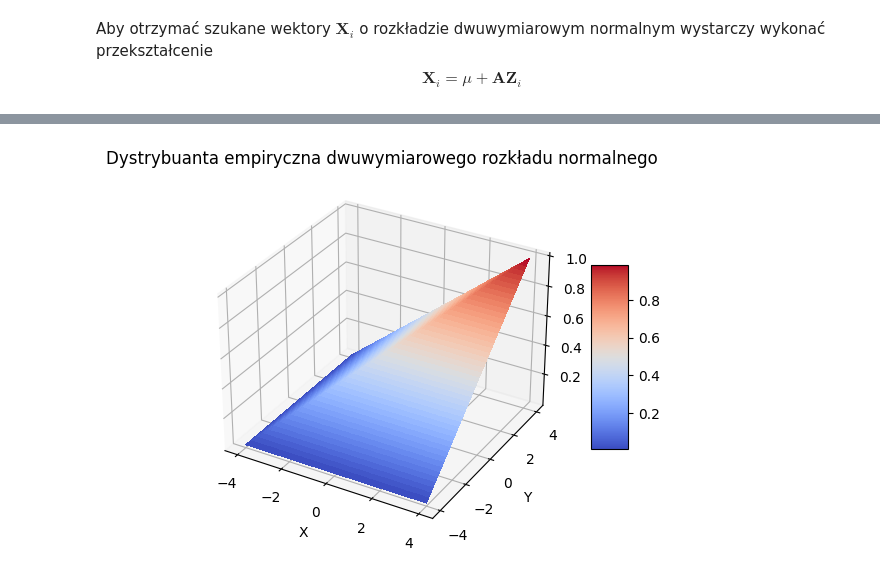
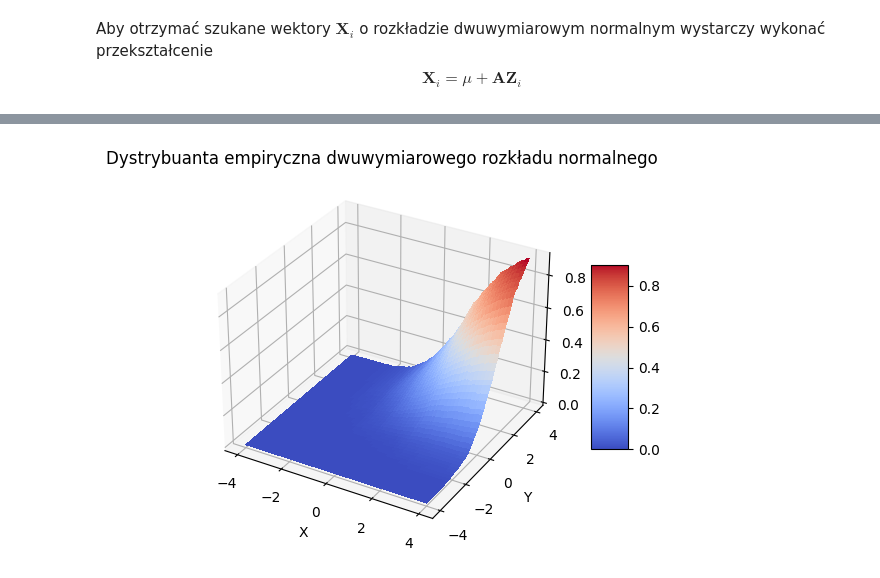
Before and after one commit to rafglo/Statystyka-stosowana, a Jupyter notebook: lista3zad6.ipynb, the cells around one changed output, grey strips where cells are left out. Drawn from its saved outputs; the diff is of its cells as text; code cells hidden in the pictures.

```diff
--- a/lista3zad6.ipynb
+++ b/lista3zad6.ipynb
@@ -71,22 +71,17 @@ $$
 # %%
 X = np.array((mi + np.dot(A, Z)).reshape(n, 2))
 # %%
-t1 = np.linspace(-4,4,200)
-t2 = np.linspace(-4,4,200)
+t1 = np.linspace(-4,4,1000)
+t2 = np.linspace(-4,4,1000)
 T1, T2 = np.meshgrid(t1, t2)
 pos1 = np.dstack((T1, T2))
 
 
 def ecdf(sample, pos):
-    sample.sort()
-    result = np.zeros((200,200))
+    result = np.zeros_like(pos[:, :, 0])
     for i in range(len(pos)):
         for j in range(len(pos[i])):
-            sum1 = 0
-            for k in range(len(sample[0])):
-                if sample[0][k]<= pos[i][j][0] and sample[1][k]<= pos[i][j][1] :
-                    sum1 += 1
-            result[i][j] = (sum1/len(sample[0]))
+            result[i][j] = np.mean((sample[:, 0] <= pos[i][j][0]) & (sample[:, 1] <= pos[i][j][1]))
     return result
 # %%
 empirical = ecdf(X, pos1)
@@ -133,27 +92,27 @@ from matplotlib import cm
 # %%
 
 
 fig, ax = plt.subplots(subplot_kw={"projection": "3d"})
 # Tworzenie dwuwymiarowego rozkładu normalnego
 
 # Utworzenie siatki punktów dla wykresu
-x1 = np.linspace(-4, 4, 200)
-y1 = np.linspace(-4, 4, 200)
+x1 = np.linspace(-4, 4, 1000)
+y1 = np.linspace(-4, 4, 1000)
 X1, Y1 = np.meshgrid(x1, y1)
 pos2 = np.dstack((X1, Y1))
 
 
 # Wykres konturowy dystrybuanty
 surf = ax.plot_surface(X1, Y1, empirical, cmap=cm.coolwarm,
                        linewidth=0, antialiased=False)
 
 fig.colorbar(surf, shrink=0.5, aspect=5)
 plt.xlabel('X')
 plt.ylabel('Y')
 plt.title('Dystrybuanta empiryczna dwuwymiarowego rozkładu normalnego')
 plt.show()
 # %% [output]
-[figure, old version]
+[figure, new version]
 # %%
 
 
```
Also changed, not shown: parts of 4 cells of this notebook.
